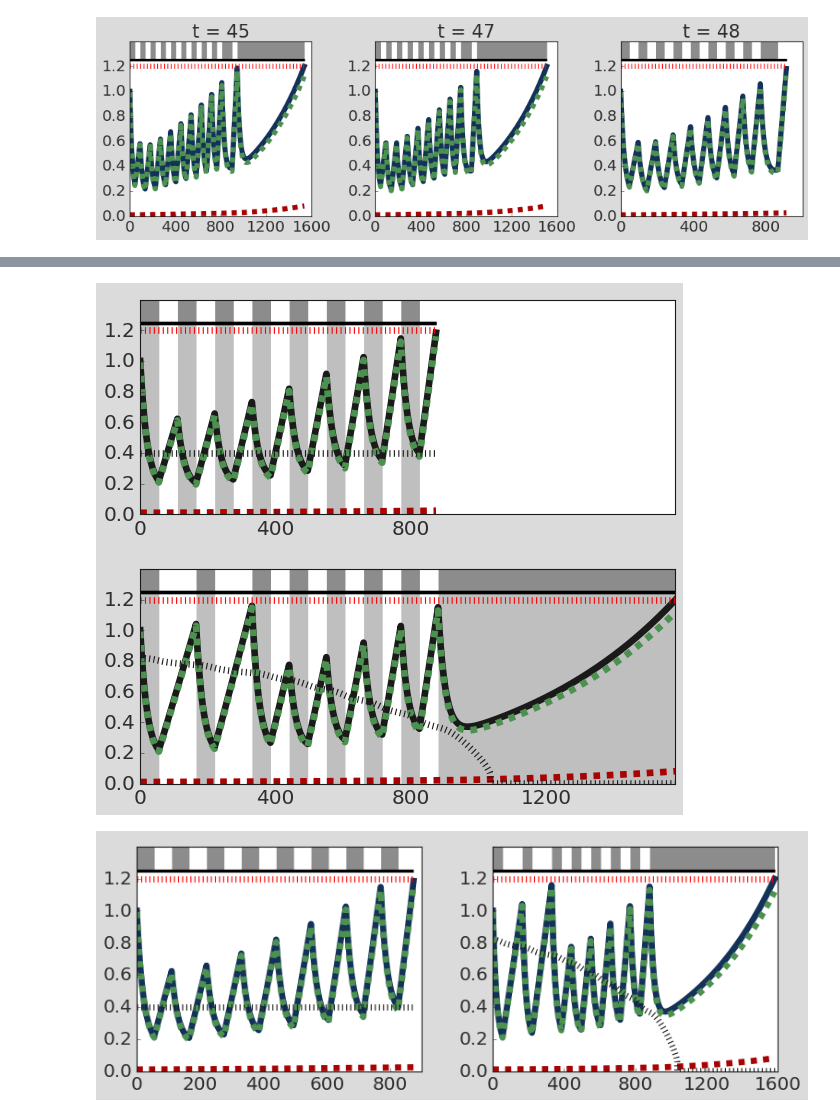
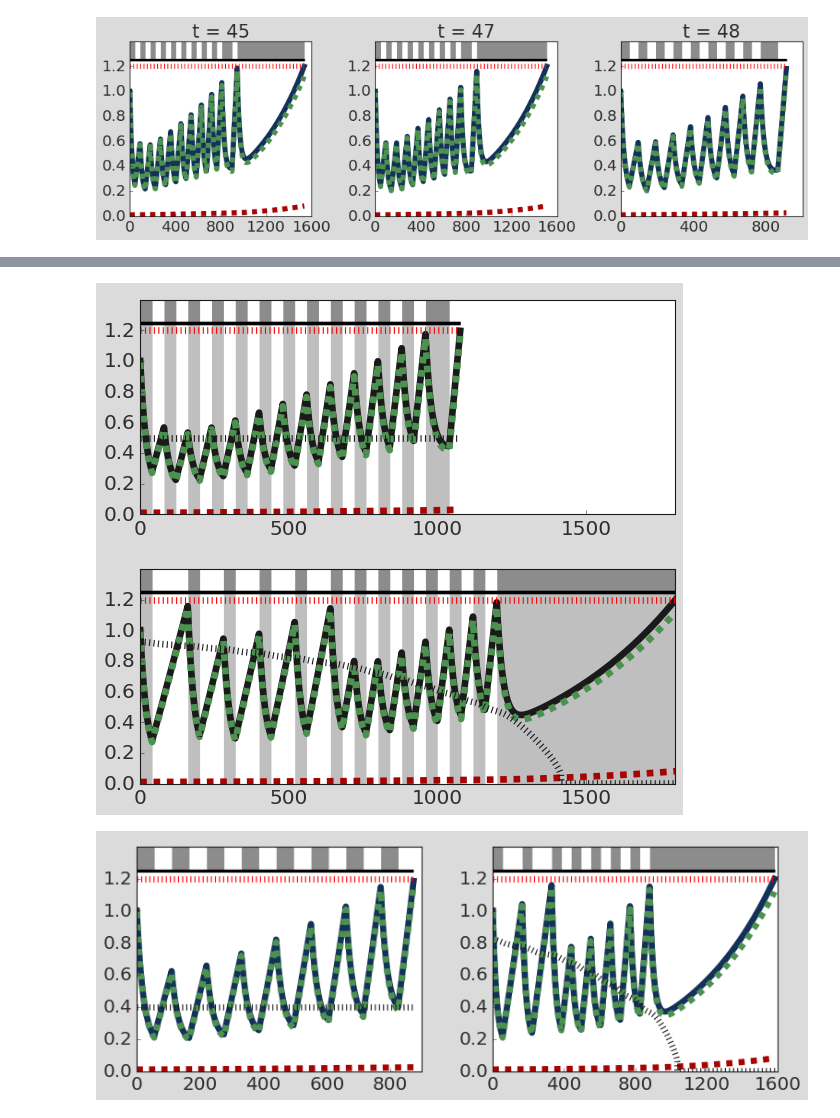
Before and after one commit to KCGallagher/AT_Model_Comparison, a Jupyter notebook: stem_cell_model/critical_threshold.ipynb, the cells around one changed output, grey strips where cells are left out. Cells and saved outputs as stored; diff of their text form; code cells hidden in the pictures.

```diff
--- a/stem_cell_model/critical_threshold.ipynb
+++ b/stem_cell_model/critical_threshold.ipynb
@@ -672,7 +670,7 @@ def compute_threshold(tau, t, R_t, params):
     except RuntimeWarning:
         return 0
 # %%
-tau = 55
+tau = 40
 def variable_threshold(df_row, refSize, t):
     threshold = compute_threshold(tau, t, df_row.R, stemParamDic)
     if threshold == 0 or np.isnan(threshold):
@@ -692,7 +690,7 @@ fig, axs = plt.subplots(2, 1, figsize=(8, 7))
 stemParamDic['N0'] = stemParamDic['S0'] + stemParamDic['R0']
 model = StemCellModel(method='Radau', dt = 1)
 model.SetParams(**stemParamDic)
-model.Simulate_AT(atThreshold=0.4, atMethod='Threshold', t_end=2000,
+model.Simulate_AT(atThreshold=0.5, atMethod='Threshold', t_end=2000,
                     intervalLength=tau, refSize = stemParamDic['N0'])
 model.Trim(dt=1)
 model.resultsDf[['TumourSize', 'S', 'R']] /= (stemParamDic['S0'] + stemParamDic['R0'])
@@ -700,37 +698,37 @@ model.resultsDf = model.resultsDf[model.resultsDf.TumourSize < 1.2]
 
 PlotSimulation(model.resultsDf, ax=axs[0], legend=False, colors = palette, linewidth = 6)
 PlotDrug(model.resultsDf, axs[0], 'gray', plotDrugAsBar = True, currDrugBarPosition = -0.05,
          drugBarHeight = 1.3)
-axs[0].hlines(y=0.4, xmin=0, xmax=max(model.resultsDf.Time),
+axs[0].hlines(y=0.5, xmin=0, xmax=max(model.resultsDf.Time),
               color='k', linestyle=':', linewidth=6, zorder=10)
 
 # Simulate model with time varying threshold
 stemParamDic['N0'] = stemParamDic['S0'] + stemParamDic['R0']
 model = StemCellModel(method='Radau', dt = 1)
 model.SetParams(**stemParamDic)
-model.Simulate_AT(atThreshold=0.4, atMethod='Custom', atFunc=variable_threshold, t_end=2000,
+model.Simulate_AT(atThreshold=0.6, atMethod='Custom', atFunc=variable_threshold, t_end=2000,
                     intervalLength=tau, refSize = stemParamDic['N0'])
 model.Trim(dt=1)
 
 # Plot the variable threshold over time
 threshold_vals = [compute_threshold(tau=tau, t=t, R_t=R_t, params=stemParamDic) / stemParamDic['N0']
                   for t, R_t in zip(model.resultsDf.Time.values, model.resultsDf.R.values)]
 axs[1].plot(model.resultsDf.Time, threshold_vals, color='k', linewidth=6,
             linestyle=':', zorder=10)
 
 model.resultsDf[['TumourSize', 'S', 'R']] /= (stemParamDic['S0'] + stemParamDic['R0'])
 model.resultsDf = model.resultsDf[model.resultsDf.TumourSize < 1.2]
 
 PlotSimulation(model.resultsDf, ax=axs[1], legend=False, colors = palette, linewidth = 6)
 PlotDrug(model.resultsDf, axs[1], 'gray', plotDrugAsBar = True, currDrugBarPosition = -0.05,
          drugBarHeight = 1.3)
 
 
-axs[0].set_xticks(axs[0].get_xticks()[::4]); axs[1].set_xticks(axs[1].get_xticks()[::2]);
+# axs[0].set_xticks(axs[0].get_xticks()[::4]); axs[1].set_xticks(axs[1].get_xticks()[::2]);
 axs[0].set_xlim(0, max(model.resultsDf.Time)); axs[1].set_xlim(0, max(model.resultsDf.Time));
 plt.savefig("../figures/stem_cell_model_progression_example.pdf"); plt.show()
 # %% [output]
-[figure, old version]
+[figure, new version]
 # %%
 tau = 25
 def variable_threshold(df_row, refSize, t):
```
Also changed, not shown: parts of 3 cells of this notebook, 1 other file.
